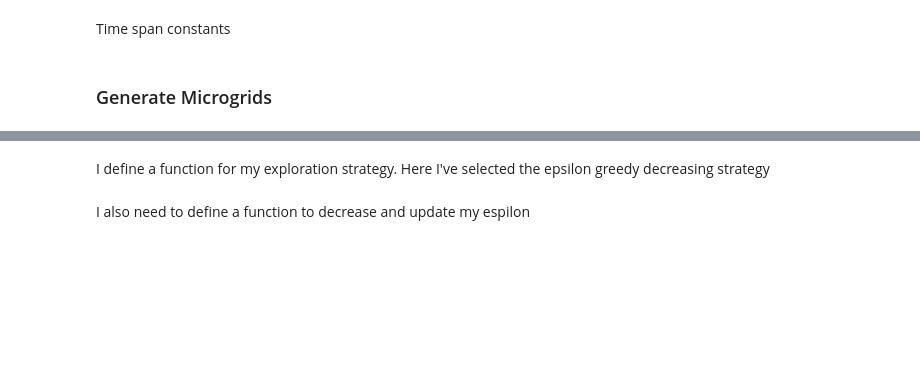
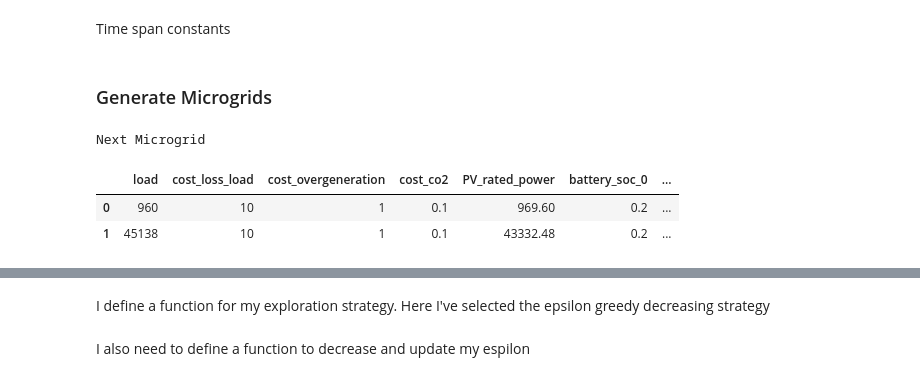
Before and after one commit to RegisterSalad/Microgrid_Storage_Module, a Jupyter notebook: Machine Learning Code/Power Management RL.ipynb, the cells around one changed output, grey strips where cells are left out. Drawn from its saved outputs; the diff is of its cells as text; code cells hidden in the pictures; blank space fills up the shorter version.

```diff
--- a/Machine Learning Code/Power Management RL.ipynb
+++ b/Machine Learning Code/Power Management RL.ipynb
@@ -23,4 +21,17 @@ HOUR = 3600
 MINUTE = 60
 # %% [markdown]
 ### Generate Microgrids
+# %%
+env = mg.MicrogridGenerator()
+env.generate_microgrid(verbose= False, minute= True, grid_type = 'disaster')
+print('Next Microgrid')
+env.generate_microgrid(verbose = False, minute = True, grid_type = 'weak')
+# %% [output]
+Next Microgrid
+# %%
+env.print_mg_parameters()
+# %% [output]
+|  | load | cost_loss_load | cost_overgeneration | cost_co2 | PV_rated_power | battery_soc_0 | ... |
+| 0 | 960 | 10 | 1 | 0.1 | 969.60 | 0.2 | ... |
+| 1 | 45138 | 10 | 1 | 0.1 | 43332.48 | 0.2 | ... |
 # %%
```
Also changed, not shown: parts of 5 cells of this notebook, 3 other files.
